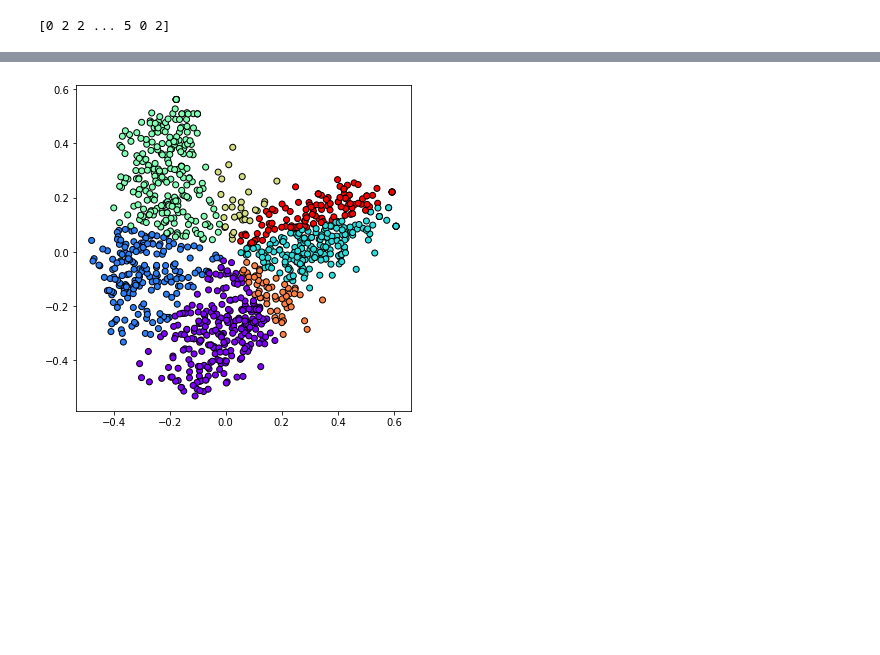
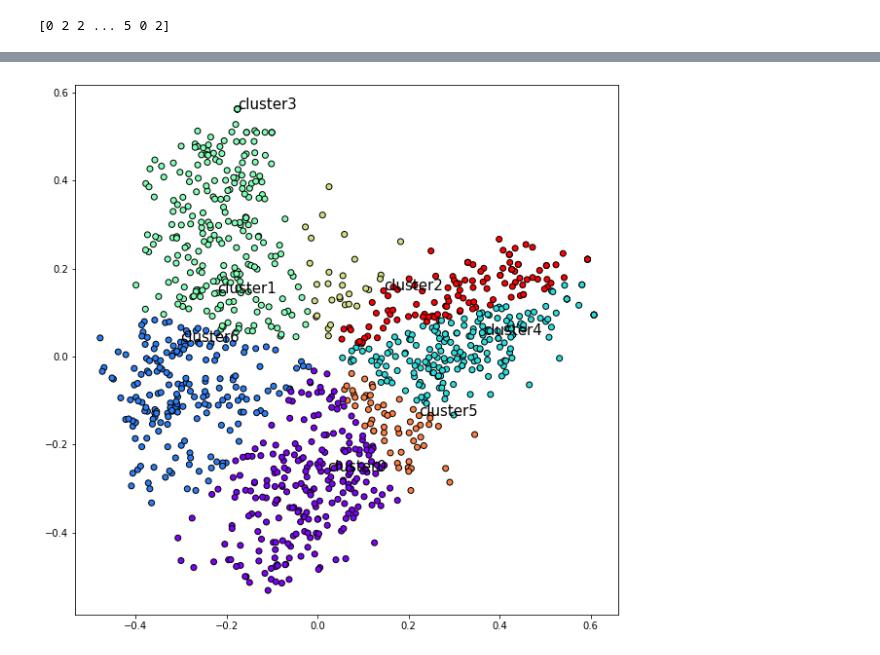
Before and after one commit to LuisSante/Text-segmentation-using-Agglomerative-Clustering, a Jupyter notebook: NLP - Clustering/exp_clusters.ipynb, the cells around one changed output, grey strips where cells are left out. Drawn from its saved outputs; the diff is of its cells as text; code cells hidden in the pictures; blank space fills up the shorter version.

```diff
--- a/NLP - Clustering/exp_clusters.ipynb
+++ b/NLP - Clustering/exp_clusters.ipynb
@@ -116,4 +116 @@ ds_new
 1095 rows × 2 columns
-# %%
-for i in range(10):
-    print(i , ds_new['clusters'][i])
@@ -130,0 +117,5 @@ for i in range(10):
+# %%
+count = 0
+for i in ds_new['Sentences'][ds_new['clusters'] == 0]:
+    print(count , i ,end="\n")
+    count+=1
@@ -134,15 +153,36 @@ pca = PCA(n_components = 2)
 X_principal = pca.fit_transform(corpus_embeddings)
 X_principal = pd.DataFrame(X_principal)
 X_principal.columns = ['P1', 'P2']
-# %%
-
-plt.figure(figsize =(6,6))
-
-scatter = plt.scatter(X_principal['P1'], X_principal['P2'],
-                        c=clustering_model.fit_predict(X_principal),
-                        cmap='rainbow',
-                        edgecolor='k'
-                    )
-plt.show()
-# %% [output]
-[figure, removed]
+# %%
+
+plt.figure(figsize =(10,10))
+
+label_clusters = []
+for i in range(best_k_HC):
+    label_clusters.append("cluster" + str(i))
+
+annotation = []
+cluster = 0
+for i in range(len(ds_new['Sentences'])):
+    if(ds_new['clusters'][i] == cluster):
+        annotation.append(ds_new['Sentences'][i])
+        cluster+=1
+    if(cluster == best_k_HC):
+        break
+
+#for i in annotation:
+#    print(i , end="\n")
+
+for i, label in enumerate(label_clusters):
+    plt.annotate(label, (X_principal['P1'][i], X_principal['P2'][i]), fontsize=15, c="k")
+
+scatter = plt.scatter(X_principal['P1'],
+                        X_principal['P2'],
+                        c=clustering_model.fit_predict(X_principal),
+                        cmap='rainbow',
+                        edgecolor='k'
+                    )
+
+plt.show()
+# %% [output]
+[figure, added]
```
Also changed, not shown: parts of 4 cells of this notebook, 1 other file.
